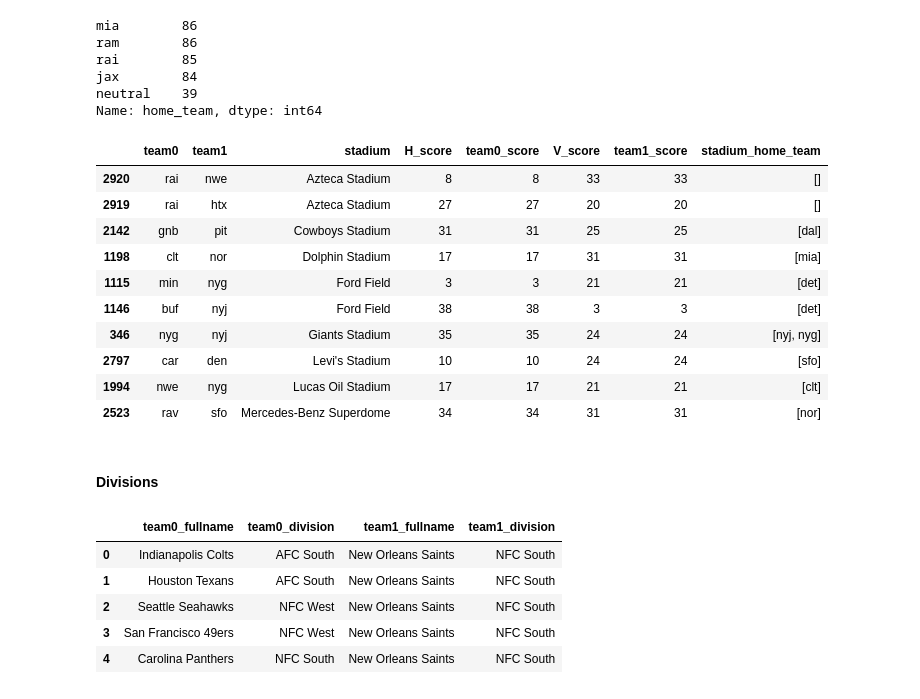
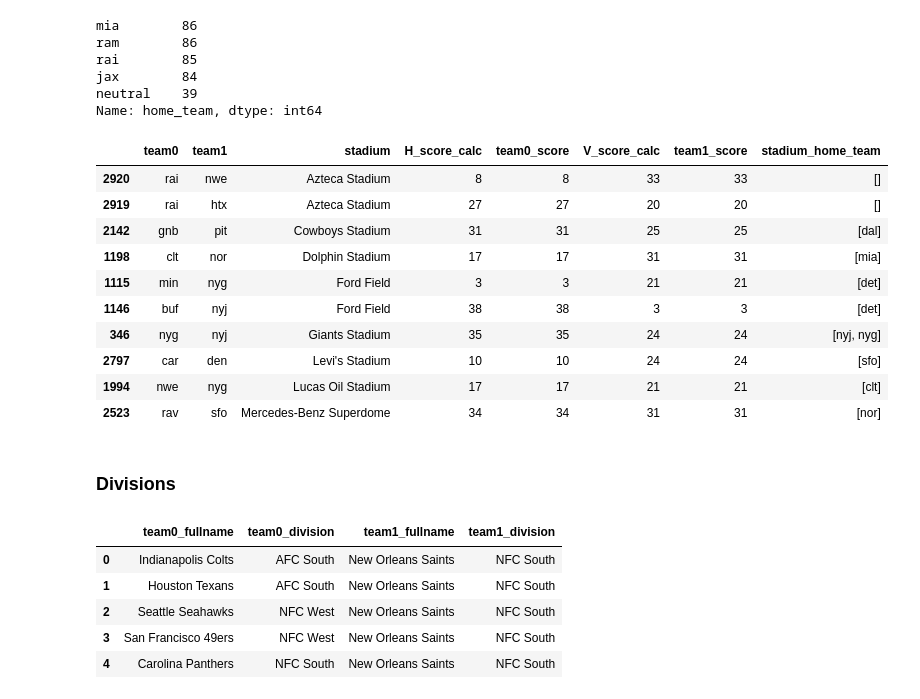
Before and after one commit to joshplotkin/modeling-football-outcomes-2019, a Jupyter notebook: public01_write_tables.ipynb, the cells around one changed output. Saved outputs shown, nothing was run; the diff lists cells and outputs as text; code cells hidden in the pictures.

```diff
--- a/public01_write_tables.ipynb
+++ b/public01_write_tables.ipynb
@@ -595,21 +593,21 @@ assert games_lines_info_homeaway[
           != games_lines_info_homeaway['team1_score'])
 ].shape[0] == 0
 # %%
-games_lines_info_homeaway['H_score'] = games_lines_info_homeaway\
+games_lines_info_homeaway['H_score_calc'] = games_lines_info_homeaway\
                                         [['H_Q1','H_Q2','H_Q3','H_Q4']].sum(axis=1)
-games_lines_info_homeaway['V_score'] = games_lines_info_homeaway\
+games_lines_info_homeaway['V_score_calc'] = games_lines_info_homeaway\
                                         [['V_Q1','V_Q2','V_Q3','V_Q4']].sum(axis=1)
 
 games_lines_info_homeaway[
         games_lines_info_homeaway['home_team'] == 'neutral'
-    ].loc[
-        :, ['team0','team1','stadium','H_score',
-            'team0_score','V_score','team1_score','stadium_home_team']
+    ].loc[:, ['team0','team1','stadium','H_score_calc',
+              'team0_score','V_score_calc','team1_score',
+              'stadium_home_team']
     ].sort_values(by='stadium').head(10)
 
-games_lines_info_homeaway.drop(['H_score','V_score'], axis=1, inplace=True)
+games_lines_info_homeaway.drop(['H_score_calc','V_score_calc'], axis=1, inplace=True)
 # %% [output]
-|  | team0 | team1 | stadium | H_score | team0_score | V_score | team1_score | stadium_home_team |
+|  | team0 | team1 | stadium | H_score_calc | team0_score | V_score_calc | team1_score | stadium_home_team |
 | 2920 | rai | nwe | Azteca Stadium | 8 | 8 | 33 | 33 | [] |
 | 2919 | rai | htx | Azteca Stadium | 27 | 27 | 20 | 20 | [] |
 | 2142 | gnb | pit | Cowboys Stadium | 31 | 31 | 25 | 25 | [dal] |
@@ -621,7 +619,7 @@ games_lines_info_homeaway.drop(['H_score','V_score'], axis=1, inplace=True)
 | 1994 | nwe | nyg | Lucas Oil Stadium | 17 | 17 | 21 | 21 | [clt] |
 | 2523 | rav | sfo | Mercedes-Benz Superdome | 34 | 34 | 31 | 31 | [nor] |
 # %% [markdown]
-#### Divisions
+### Divisions
 # %%
 divisions_df = pd.read_csv('team_divisions.csv', index_col='idx')
 # %%
```
Also changed, not shown: parts of 83 cells of this notebook, 2 other files.
